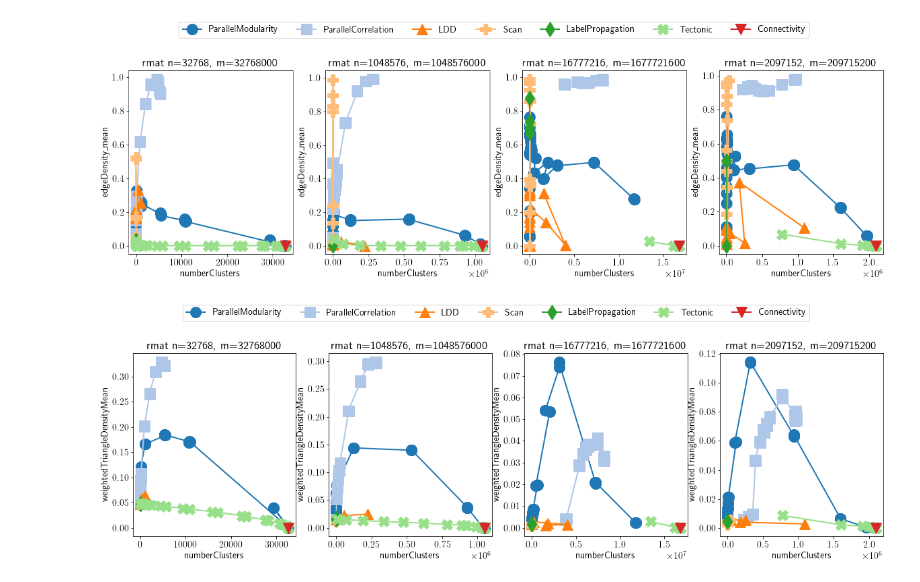
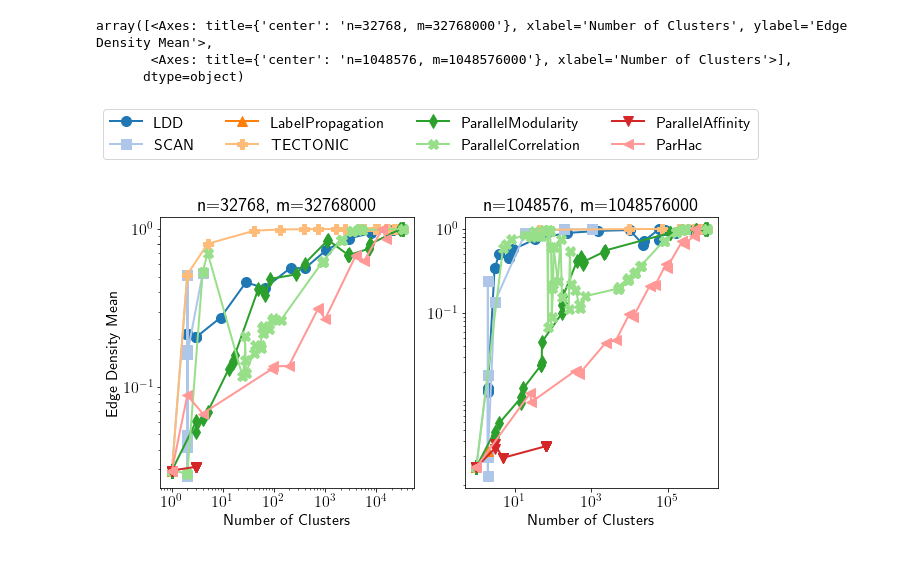
Before and after one commit to ParAlg/ParClusterers, a Jupyter notebook: plotting/Plot RMAT.ipynb, the cells around one changed output. Cells and saved outputs as stored; diff of their text form; code cells hidden in the pictures.

Commit message:
plotting

```diff
--- a/plotting/Plot RMAT.ipynb
+++ b/plotting/Plot RMAT.ipynb
@@ -18,6 +18,9 @@ def replace_graph_names(df):
                                     .str.replace(".bin", "", regex=True)\
                                     .str.replace(".ungraph.txt", "", regex=True)\
                                     .str.replace(".graph.txt", "", regex=True)
+    df["Clusterer Name"] = df["Clusterer Name"].str.replace("Scan", "SCAN", regex=True)\
+                                    .str.replace("Tectonic", "TECTONIC", regex=True)\
+                                    .str.replace("Hac", "HAC", regex=True)
 
 def set_face_grid_ax_ticks(g):
     """Set fontsize for x and y axis ticks for all axes in a FacetGrid."""
@@ -65,14 +68,14 @@ def postpend_epsilon(df):
     df.loc[:, 'Clusterer Name'] = df.apply(lambda row: f"{row['Clusterer Name']}_{extract_epsilon(row['Config'])}", axis=1)
 
 def add_epsilon_to_hac(df, remove_zero_eps = True):
-    df_no_parhac = df[df["Clusterer Name"] != "ParHacClusterer"]
-    df_parhac = df[df["Clusterer Name"] == "ParHacClusterer"]
+    df_no_parhac = df[df["Clusterer Name"] != "ParHACClusterer"]
+    df_parhac = df[df["Clusterer Name"] == "ParHACClusterer"]
 
     # split parhac to different methods for different epsilon
     postpend_epsilon(df_parhac)
 
     if remove_zero_eps:
-        df_parhac = df_parhac[df_parhac["Clusterer Name"] != "ParHacClusterer_0"]
+        df_parhac = df_parhac[df_parhac["Clusterer Name"] != "ParHACClusterer_0"]
 
     df_new = pd.concat([df_no_parhac, df_parhac])
 
@@ -131,0 +197,9 @@ Index(['Unnamed: 0', 'Clusterer Name', 'Input Graph', 'Threads', 'Config',
+# %%
+df = pd.read_csv(base_addr + "rmat_results/stats_rmat.csv")
+df2 = pd.read_csv(base_addr + "rmat_results/stats_rmat_more.csv")
+df = pd.concat([df, df2])
+replace_graph_names(df)
+df = add_epsilon_to_hac(df)
+# df =  df[(df["Input Graph"].isin(["rmat_32768_32768000", "rmat_1048576_1048576000"]))]
+df = df[~df["Clusterer Name"].isin(["ConnectivityClusterer", "SLPAClusterer"])]
+clusterers = df["Clusterer Name"].unique()
@@ -135,7 +220,8 @@ def plot_edge_density(df, x_axis, y_axis, y_label=""):
 
     # Create subplots in a 2x3 grid
 #     fig, axes = plt.subplots(nrows=2, ncols=3, figsize=(15, 10))
-    fig, axes = plt.subplots(nrows=1, ncols=4, figsize=(20, 5))
+#     fig, axes = plt.subplots(nrows=1, ncols=4, figsize=(20, 5))
+    fig, axes = plt.subplots(nrows=1, ncols=2, figsize=(10, 5))
 
     graph_idx = 0
 
@@ -143,22 +229,26 @@ def plot_edge_density(df, x_axis, y_axis, y_label=""):
     labels = []  # To store the corresponding labels for the Line2D objects
     graphs = df["Input Graph"].unique()
     for i in range(1):
-        for j in range(4):
+        for j in range(2):
             if graph_idx < len(graphs):  # Ensure we have a graph to process
                 graph = graphs[graph_idx]
 #                 ax = axes[i][j]
                 ax = axes[j]
+                ax.set_xscale('log')
+                ax.set_yscale('log')
 
                 for clusterer in clusterers:
                     # Extract the pareto_df for the current graph and clusterer combination
                     pareto_df = df[(df["Input Graph"]==graph) & (df["Clusterer Name"]==clusterer)]
+                    pareto_df = pareto_df.sort_values(by="numberClusters")
                     if pareto_df.empty:
-    #                         print(graph, clusterer)
+#                         print(graph, clusterer)
                         continue
 
                     # Plot the pareto_df with the appropriate marker
                     line, = ax.plot(pareto_df[x_axis], pareto_df[y_axis], label=clusterer,
-                                    color=color_map[clusterer], marker=style_map[clusterer], markersize=16, linewidth=2)
+                                    color=color_map[clusterer], marker=style_map[clusterer], markersize=10,
+                                    linewidth=2)
 
                     shortened_clusterer = clusterer.replace("Clusterer", "")
                     # If the clusterer's line hasn't been added to lines, add it
@@ -171,6 +261,7 @@ def plot_edge_density(df, x_axis, y_axis, y_label=""):
 
                 ax.set_title(f"n={n}, m={m}")
                 ax.set_xlabel("Number of Clusters")
+                ax.set_yticks([0.1, 0.8, 1])
                 if j == 0:
                     ax.set_ylabel(y_label)
                 else:
@@ -183,4 +274,5 @@ def plot_edge_density(df, x_axis, y_axis, y_label=""):
     fig.subplots_adjust(hspace=0.5)
 
     # Create a single legend for the entire figure, at the top
-    fig.legend(lines, labels, loc='upper center', ncol=7, bbox_to_anchor=(0.5, 1.1))
+    fig.legend(lines, labels, loc='upper center', ncol=4, bbox_to_anchor=(0.5, 1.2))
+    return axes
@@ -194,13 +343,14 @@ plt.savefig("../results/rmat.pdf", bbox_inches='tight')
 # %%
 x_axis = "numberClusters"
 y_axis = "edgeDensity_mean"
-plot_edge_density(df, x_axis, y_axis)
+plot_edge_density(df, x_axis, y_axis, "Edge Density Mean")
 # %% [output]
+array([<Axes: title={'center': 'n=32768, m=32768000'}, xlabel='Number of Clusters', ylabel='Edge Density Mean'>,
+       <Axes: title={'center': 'n=1048576, m=1048576000'}, xlabel='Number of Clusters'>],
+      dtype=object)
-[figure, old version]
+[figure, new version]
 # %%
-x_axis = "numberClusters"
-y_axis = "weightedTriangleDensityMean"
-plot_edge_density(df, x_axis, y_axis)
+# x_axis = "numberClusters"
+# y_axis = "weightedTriangleDensityMean"
+# plot_edge_density(df, x_axis, y_axis)
-# %% [output]
-[figure, removed]
 # %%
```
Also changed, not shown: parts of 13 cells of this notebook, 8 other files.
